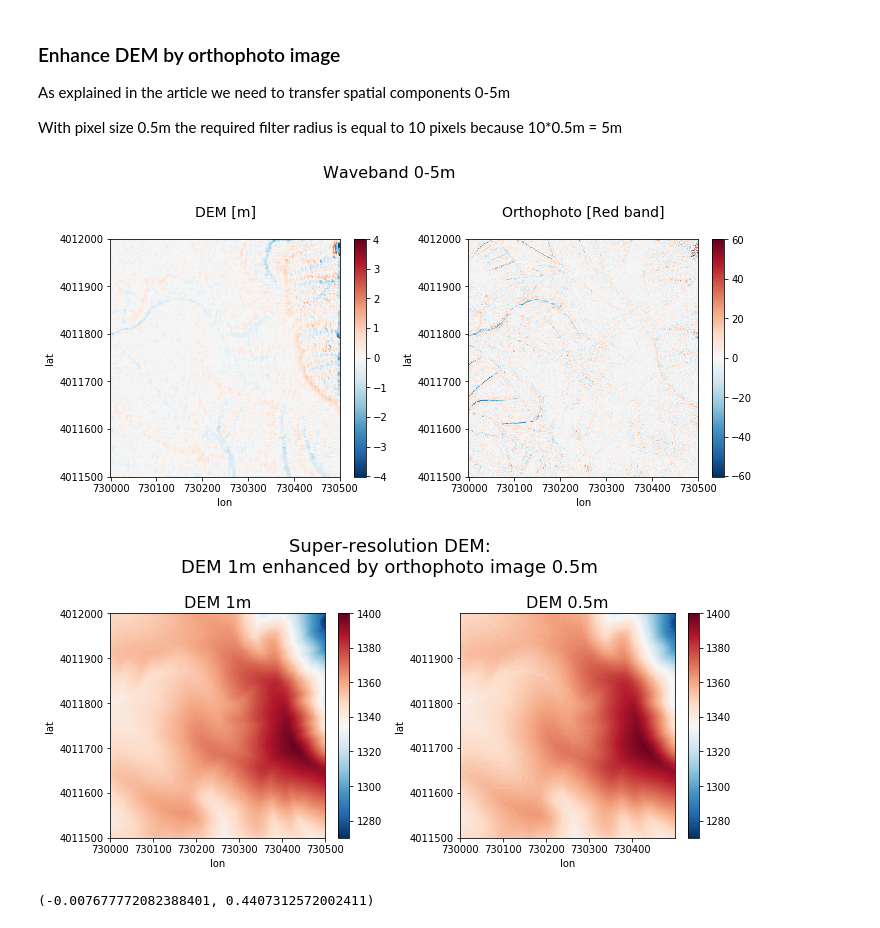
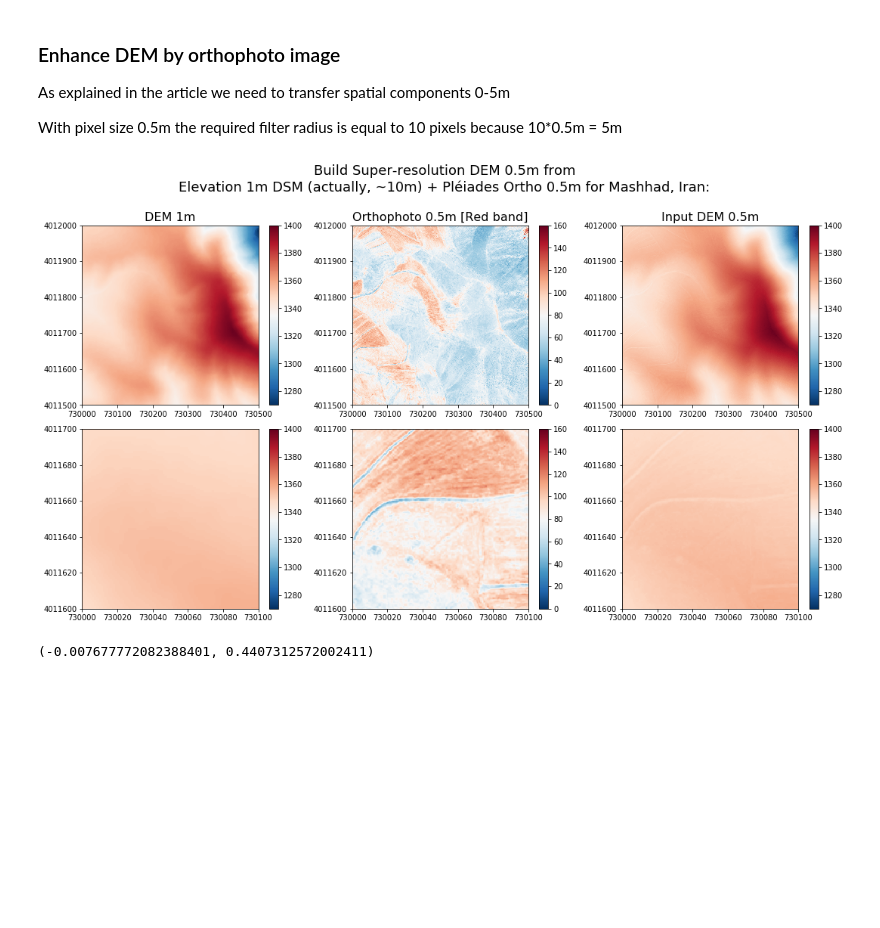
Before and after one commit to AlexeyPechnikov/gis-snippets, a Jupyter notebook: Elevation1 - Mashhad, Iran/dem-super-resolution.ipynb, the cells around one changed output. Cells and saved outputs as stored; diff of their text form; code cells hidden in the pictures; blank space fills up the shorter version.

Commit message:
Update notebook and plots

```diff
--- a/Elevation1 - Mashhad, Iran/dem-super-resolution.ipynb
+++ b/Elevation1 - Mashhad, Iran/dem-super-resolution.ipynb
@@ -116,37 +79,42 @@ scale
 
 # super-resolution dataset
 dem2x_hires = dem2x_lowpass + img_hipass/scale
-# %%
-fig, (ax1,ax2) = plt.subplots(1,2,figsize=(10.5,5))
-
-dem2x_hipass[::3,::3].plot(cmap='RdBu_r',ax=ax1)
-ax1.set_title('DEM [m]\n', fontsize=14)
-img_hipass[::3,::3].plot(cmap='RdBu_r',ax=ax2)
-ax2.set_title('Orthophoto [Red band]\n', fontsize=14)
-
-plt.suptitle('Waveband 0-5m', fontsize=16)
-fig.tight_layout(rect=[0.03, 0.0, 1, 0.9])
-plt.show()
-# %% [output]
-[figure, removed]
-# %%
-fig, (ax1,ax2) = plt.subplots(1,2,figsize=(10.5,5))
-
-title = 'Super-resolution DEM:\nDEM 1m enhanced by orthophoto image 0.5m'
-
-dem2x.plot(vmin=1270,vmax=1400,cmap='RdBu_r',ax=ax1)
-ax1.set_title('DEM 1m', fontsize=16)
-dem2x_hires[::2,::2].plot(vmin=1270,vmax=1400,cmap='RdBu_r',ax=ax2)
-ax2.set_title('DEM 0.5m', fontsize=16)
-
-ax2.ticklabel_format(useOffset=False)
-
-plt.suptitle(title, fontsize=18)
-fig.tight_layout(rect=[0.03, 0.03, .97, 0.85])
-plt.savefig(title.replace(':','.').replace('\n',' ') + '.jpg', dpi=150)
-plt.show()
-# %% [output]
-[figure, removed]
+# %%
+fig, ax = plt.subplots(2,3,figsize=(16,9))
+((ax1,ax2,ax3),(ax4,ax5,ax6)) = ax
+
+dem.plot(vmin=1270,vmax=1400,cmap='RdBu_r',ax=ax1)
+ax1.set_title('DEM 1m', fontsize=16)
+img.plot(vmin=0,vmax=160,cmap='RdBu_r',ax=ax2)
+ax2.set_title('Orthophoto 0.5m [Red band]', fontsize=16)
+
+dem.sel(x=slice(730000,730100),y=slice(4011600,4011700)).plot(vmin=1270,vmax=1400,cmap='RdBu_r',ax=ax4)
+ax4.set_title('')
+img.sel(x=slice(730000,730100),y=slice(4011600,4011700)).plot(vmin=0,vmax=160,cmap='RdBu_r',ax=ax5)
+ax5.set_title('')
+
+title = """Build Super-resolution DEM 0.5m from
+Elevation 1m DSM (actually, ~10m) + Pléiades Ortho 0.5m for Mashhad, Iran:
+"""
+
+dem2x_hires.plot(vmin=1270,vmax=1400,cmap='RdBu_r',ax=ax3)
+ax3.set_title('Input DEM 0.5m', fontsize=16)
+
+dem2x_hires.sel(x=slice(730000,730100),y=slice(4011600,4011700)).plot(vmin=1270,vmax=1400,cmap='RdBu_r',ax=ax6)
+ax6.set_title('')
+
+for _ax in ax:
+    for __ax in _ax:
+        __ax.ticklabel_format(useOffset=False)
+        __ax.set_xlabel('')
+        __ax.set_ylabel('')
+
+plt.suptitle(title, fontsize=18)
+fig.tight_layout(rect=[0.03, 0.03, .97, 0.9])
+plt.savefig('Super-resolution DEM.jpg', dpi=150)
+plt.show()
+# %% [output]
+[figure, added]
 # %%
 # compare original and target DEM
 float((dem2x_hires-dem2x).mean()),float((dem2x_hires-dem2x).std())
```
Also changed, not shown: parts of 10 cells of this notebook, 3 other files.
